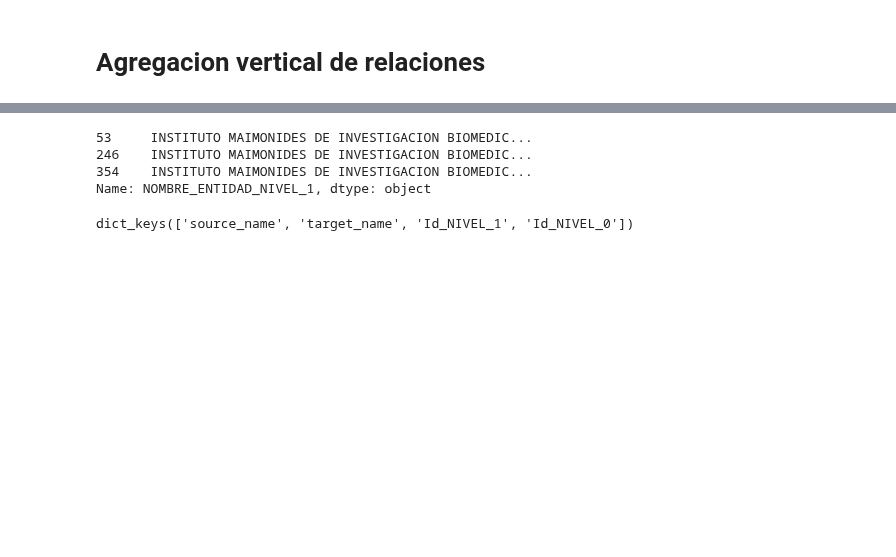
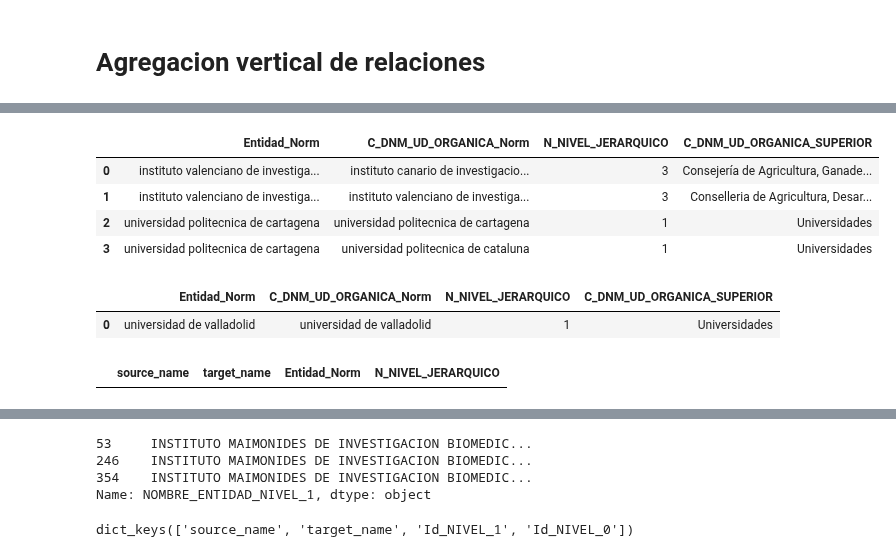
Before and after one commit to Fractal-Software-CA/AVALON, a Jupyter notebook: FuncionAzul.ipynb, the cells around one changed output, grey strips where cells are left out. Cells and saved outputs as stored; diff of their text form; code cells hidden in the pictures; blank space fills up the shorter version.

```diff
--- a/FuncionAzul.ipynb
+++ b/FuncionAzul.ipynb
@@ -267,0 +586,13 @@ result = calcular_Distance_ratcliff_obershelp_ElasticSearch_Ubicacion
+# %%
+duplicated2.toPandas()[["Entidad_Norm","C_DNM_UD_ORGANICA_Norm", "N_NIVEL_JERARQUICO", "C_DNM_UD_ORGANICA_SUPERIOR"]]
+# %% [output]
+|  | Entidad_Norm | C_DNM_UD_ORGANICA_Norm | N_NIVEL_JERARQUICO | C_DNM_UD_ORGANICA_SUPERIOR |
+| 0 | instituto valenciano de investiga... | instituto canario de investigacio... | 3 | Consejería de Agricultura, Ganade... |
+| 1 | instituto valenciano de investiga... | instituto valenciano de investiga... | 3 | Conselleria de Agricultura, Desar... |
+| 2 | universidad politecnica de cartagena | universidad politecnica de cartagena | 1 | Universidades |
+| 3 | universidad politecnica de cartagena | universidad politecnica de cataluna | 1 | Universidades |
+# %%
+duplicated1.toPandas()[["Entidad_Norm","C_DNM_UD_ORGANICA_Norm", "N_NIVEL_JERARQUICO", "C_DNM_UD_ORGANICA_SUPERIOR"]]
+# %% [output]
+|  | Entidad_Norm | C_DNM_UD_ORGANICA_Norm | N_NIVEL_JERARQUICO | C_DNM_UD_ORGANICA_SUPERIOR |
+| 0 | universidad de valladolid | universidad de valladolid | 1 | Universidades |
@@ -267,0 +609,4 @@ result = calcular_Distance_ratcliff_obershelp_ElasticSearch_Ubicacion
+# %%
+l
+# %% [output]
+|  | source_name | target_name | Entidad_Norm | N_NIVEL_JERARQUICO |
```
Also changed, not shown: parts of 59 cells of this notebook, 4 other files.
